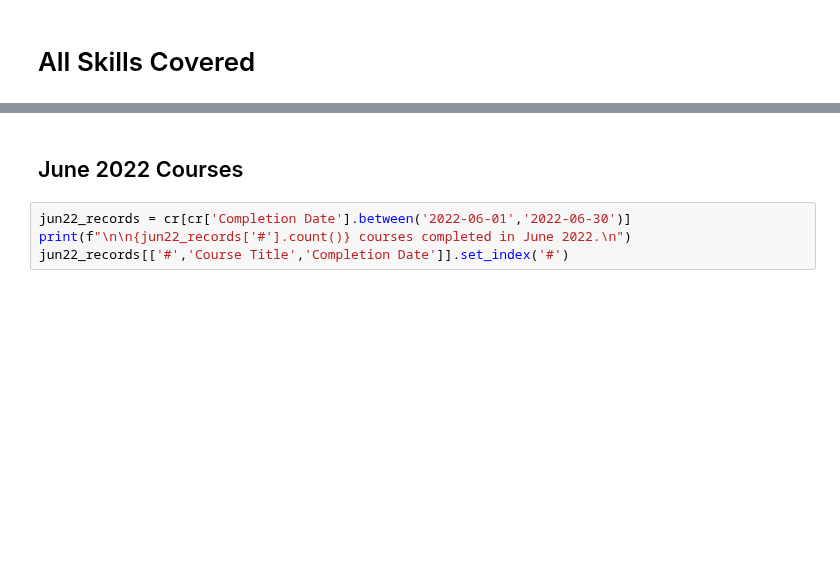
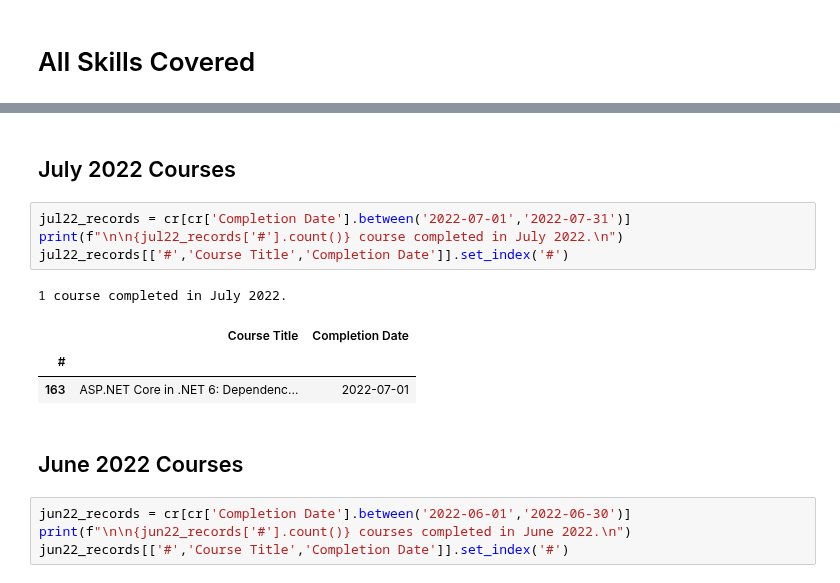
Before and after one commit to rogert8/courses-jnb, a Jupyter notebook: courses.ipynb, the cells around one changed output, grey strips where cells are left out. Saved outputs shown, nothing was run; the diff lists cells and outputs as text; blank space fills up the shorter version.

```diff
--- a/courses.ipynb
+++ b/courses.ipynb
@@ -72,6 +72,17 @@ Windows 10
 WordPress
 Xdebug
 XML
+# %% [markdown]
+## July 2022 Courses
+# %%
+jul22_records = cr[cr['Completion Date'].between('2022-07-01','2022-07-31')]
+print(f"\n\n{jul22_records['#'].count()} course completed in July 2022.\n")
+jul22_records[['#','Course Title','Completion Date']].set_index('#')
+# %% [output]
+1 course completed in July 2022.
+|  | Course Title | Completion Date |
+| # |  |  |
+| 163 | ASP.NET Core in .NET 6: Dependenc... | 2022-07-01 |
 # %% [markdown]
 ## June 2022 Courses
 # %%
```
Also changed, not shown: parts of 6 cells of this notebook.
